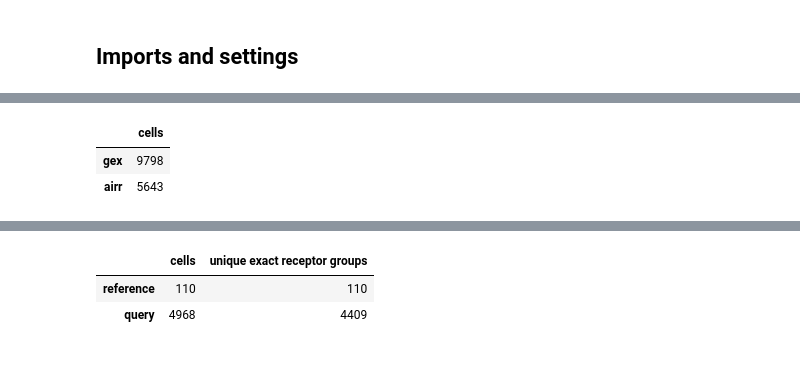
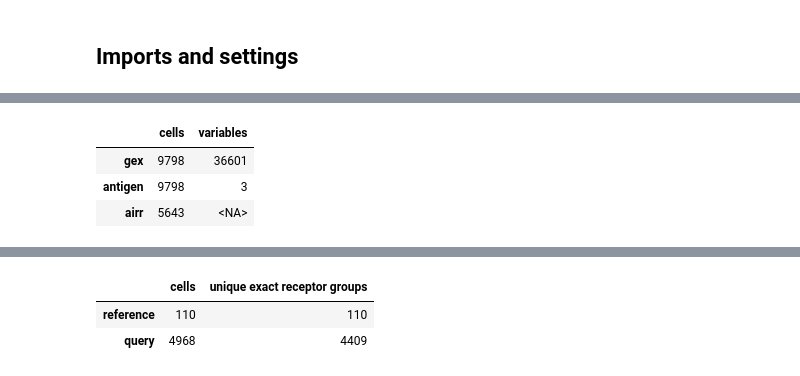
Before and after one commit to scverse/scirpy, a Jupyter notebook: docs/tutorials/tutorial_beam_t_query.ipynb, the cells around one changed output, grey strips where cells are left out. Drawn from its saved outputs; the diff is of its cells as text; code cells hidden in the pictures.

```diff
--- a/docs/tutorials/tutorial_beam_t_query.ipynb
+++ b/docs/tutorials/tutorial_beam_t_query.ipynb
@@ -18,5 +17,5 @@ This tutorial keeps `EBV_score` and `CMV_score` as continuous metadata throughou
 # %%
-# Hidden documentation setup: data retrieval and warning suppression.
+# Hidden documentation setup: retrieve pinned public files.
 import os
 import warnings
 from pathlib import Path
@@ -31,21 +30,20 @@ warnings.filterwarnings(
 warnings.filterwarnings("ignore", message=r"Variable names are not unique.*", category=UserWarning)
 warnings.filterwarnings(
     "ignore",
-    message=r"Support for Awkward Arrays is currently experimental\. Behavior may change in the future\. Please report any issues you may encounter!",
+    message=r"Support for Awkward Arrays is currently experimental\..*",
 )
 
 CACHE_DIR = Path(os.environ.get("SCIRPY_DATA_DIR") or pooch.os_cache("scirpy")) / "tutorial-beam-t-query"
-CACHE_DIR.mkdir(parents=True, exist_ok=True)
 BASE_URL = (
     "https://cf.10xgenomics.com/samples/cell-vdj/7.1.0/"
     "10k_BEAM-T_Human_A1101_EBV_spikein_5pv2_10k_BEAM-T_Human_A1101_EBV_spikein_5pv2/"
 )
 FILES = {
-    "gex_h5": (
+    "feature_matrix": (
         "10k_BEAM-T_Human_A1101_EBV_spikein_5pv2_10k_BEAM-T_Human_A1101_EBV_spikein_5pv2_count_sample_filtered_feature_bc_matrix.h5",
         "284b22a51ec6048d14ffd6f26db09e8769bd694623982e0e8aaa5bae69d38ed5",
     ),
-    "vdj_csv": (
+    "tcr_contigs": (
         "10k_BEAM-T_Human_A1101_EBV_spikein_5pv2_10k_BEAM-T_Human_A1101_EBV_spikein_5pv2_vdj_t_filtered_contig_annotations.csv",
         "3113306fa032e5b3d20d109557e04240d32c3903452d5ad154a940a68f120dca",
     ),
@@ -90,31 +100,51 @@ The Gene Expression matrix contains all 9,798 detected cells, whereas the TCR mo
 # %%
-adata_gex = sc.read_10x_h5(paths["gex_h5"], gex_only=False)
+adata_all = sc.read_10x_h5(paths["feature_matrix"], gex_only=False)
+is_gex = adata_all.var["feature_types"].eq("Gene Expression")
+is_antigen = adata_all.var["feature_types"].eq("Antigen Capture")
+
+adata_gex = adata_all[:, is_gex].copy()
+adata_antigen = adata_all[:, is_antigen].copy()
 adata_gex.var_names_make_unique()
-adata_airr = ir.io.read_10x_vdj(paths["vdj_csv"])
-mdata = mu.MuData({"gex": adata_gex, "airr": adata_airr})
+assert set(adata_antigen.var_names) == {"EBV", "CMV", "negative_control"}
 
-scores = pd.read_csv(paths["antigen_scores"])
-antigen_table = (
-    scores.pivot(index="barcode", columns="antigen", values=["antigen_specificity_score", "antigen_umi", "control_umi"])
-    .pipe(lambda df: df.set_axis([f"{antigen}_{field}" for field, antigen in df.columns], axis=1))
-    .rename(
-        columns={
-            "EBV_antigen_specificity_score": "EBV_score",
-            "CMV_antigen_specificity_score": "CMV_score",
-            "EBV_antigen_umi": "EBV_umi",
-            "CMV_antigen_umi": "CMV_umi",
-        }
-    )
-    .assign(negative_control_umi=lambda df: df["EBV_control_umi"])
-    .drop(columns=["EBV_control_umi", "CMV_control_umi"])
-    .reset_index()
+adata_airr = ir.io.read_10x_vdj(paths["tcr_contigs"])
+mdata = mu.MuData({"gex": adata_gex, "antigen": adata_antigen, "airr": adata_airr})
+
+antigen_scores = pd.read_csv(paths["antigen_scores"])
+assert not antigen_scores.duplicated(["barcode", "antigen"]).any()
+assert set(antigen_scores["antigen"]) == {"EBV", "CMV"}
+assert set(antigen_scores["control"]) == {"negative_control"}
+
+antigen_table = antigen_scores.pivot(
+    index="barcode",
+    columns="antigen",
+    values=["antigen_specificity_score", "antigen_umi", "control_umi"],
 )
-for column in antigen_table.columns:
-    if column != "barcode":
-        mdata.mod["airr"].obs[column] = antigen_table.set_index("barcode")[column].reindex(mdata.mod["airr"].obs_names)
+antigen_table.columns = [f"{antigen}_{field}" for field, antigen in antigen_table.columns]
+antigen_table = antigen_table.rename(
+    columns={
+        "EBV_antigen_specificity_score": "EBV_score",
+        "CMV_antigen_specificity_score": "CMV_score",
+        "EBV_antigen_umi": "EBV_umi",
+        "CMV_antigen_umi": "CMV_umi",
+    }
+)
+assert antigen_table["EBV_control_umi"].equals(antigen_table["CMV_control_umi"])
+antigen_table["negative_control_umi"] = antigen_table.pop("EBV_control_umi")
+antigen_table = antigen_table.drop(columns="CMV_control_umi")
 
-pd.DataFrame({"cells": [mdata.mod["gex"].n_obs, mdata.mod["airr"].n_obs]}, index=["gex", "airr"])
+for modality in ("gex", "antigen", "airr"):
+    mdata.mod[modality].obs = mdata.mod[modality].obs.join(antigen_table, how="left")
+
+pd.DataFrame(
+    {
+        "cells": [mdata.mod["gex"].n_obs, mdata.mod["antigen"].n_obs, mdata.mod["airr"].n_obs],
+        "variables": [mdata.mod["gex"].n_vars, mdata.mod["antigen"].n_vars, pd.NA],
+    },
+    index=["gex", "antigen", "airr"],
+)
 # %% [output]
-|  | cells |
-| gex | 9798 |
-| airr | 5643 |
+|  | cells | variables |
+| gex | 9798 | 36601 |
+| antigen | 9798 | 3 |
+| airr | 5643 | <NA> |
```
Also changed, not shown: parts of 24 cells of this notebook.
